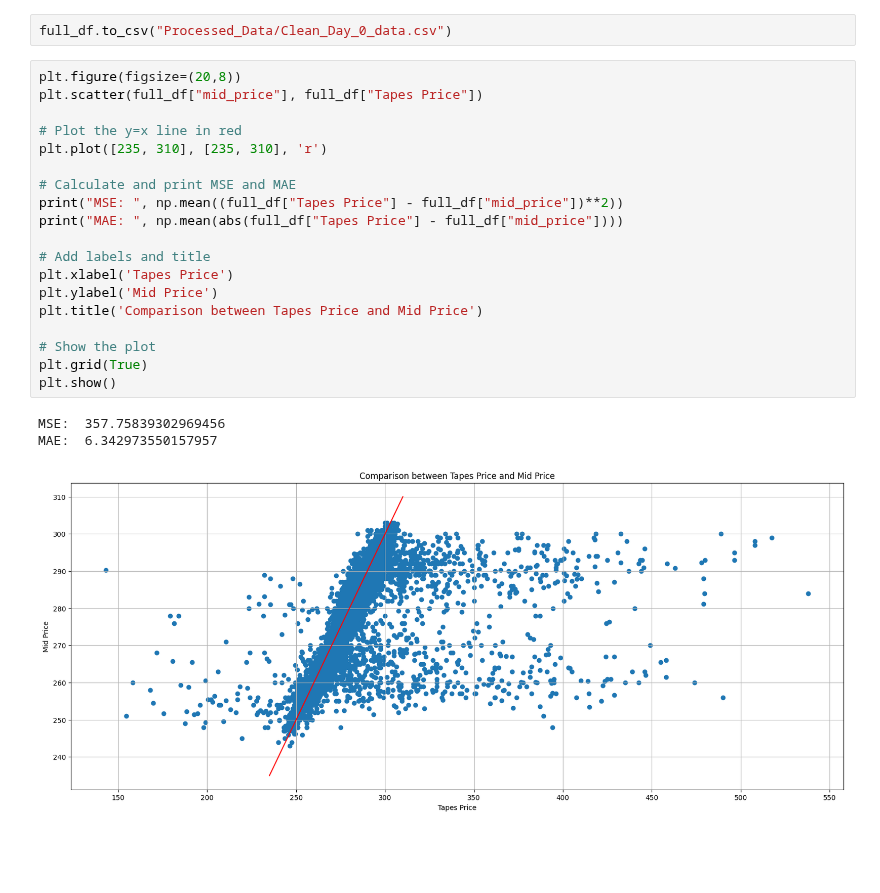
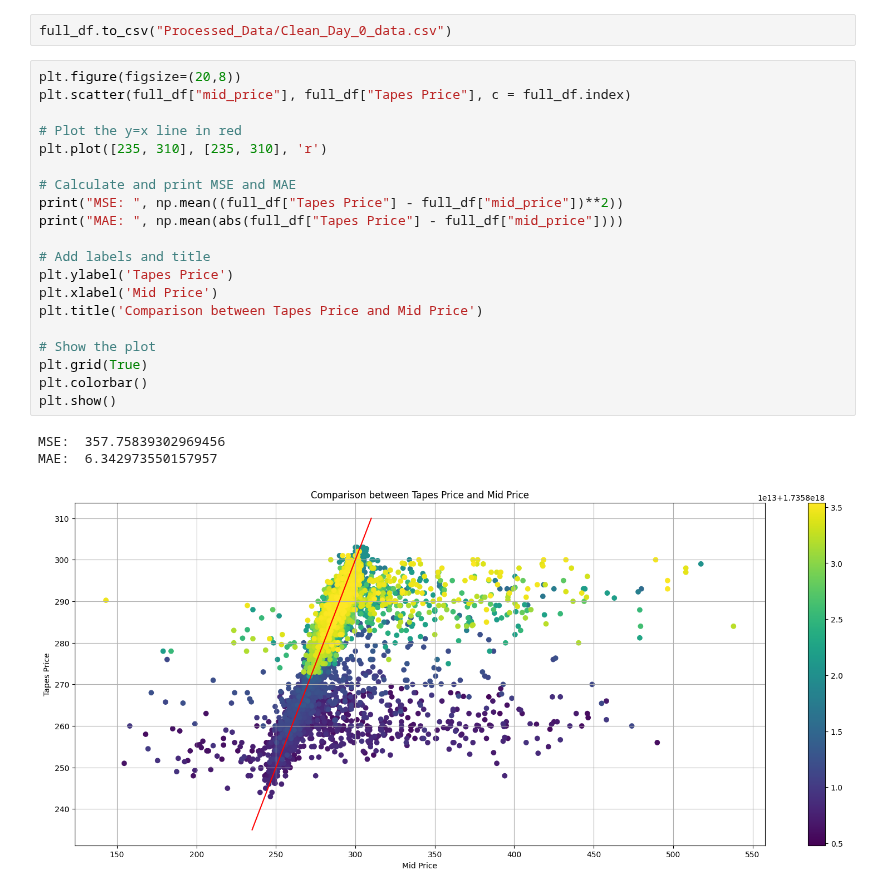
Before and after one commit to UoB-DSMP-2023-24/dsmp-2024-group-19, a Jupyter notebook: LOB_Tapes_Normalisation.ipynb, the cells around one changed output. Saved outputs shown, nothing was run; the diff lists cells and outputs as text; blank space fills up the shorter version.

```diff
--- a/LOB_Tapes_Normalisation.ipynb
+++ b/LOB_Tapes_Normalisation.ipynb
@@ -178,24 +178,25 @@ full_df[full_df["Volume"]  >= 0].iloc[15000:15010]
 full_df.to_csv("Processed_Data/Clean_Day_0_data.csv")
 # %%
 plt.figure(figsize=(20,8))
-plt.scatter(full_df["mid_price"], full_df["Tapes Price"])
+plt.scatter(full_df["mid_price"], full_df["Tapes Price"], c = full_df.index)
 
 # Plot the y=x line in red
 plt.plot([235, 310], [235, 310], 'r')
 
 # Calculate and print MSE and MAE
 print("MSE: ", np.mean((full_df["Tapes Price"] - full_df["mid_price"])**2))
 print("MAE: ", np.mean(abs(full_df["Tapes Price"] - full_df["mid_price"])))
 
 # Add labels and title
-plt.xlabel('Tapes Price')
-plt.ylabel('Mid Price')
+plt.ylabel('Tapes Price')
+plt.xlabel('Mid Price')
 plt.title('Comparison between Tapes Price and Mid Price')
 
 # Show the plot
 plt.grid(True)
+plt.colorbar()
 plt.show()
 # %% [output]
 MSE:  357.75839302969456
 MAE:  6.342973550157957
-[figure, old version]
+[figure, new version]
```
